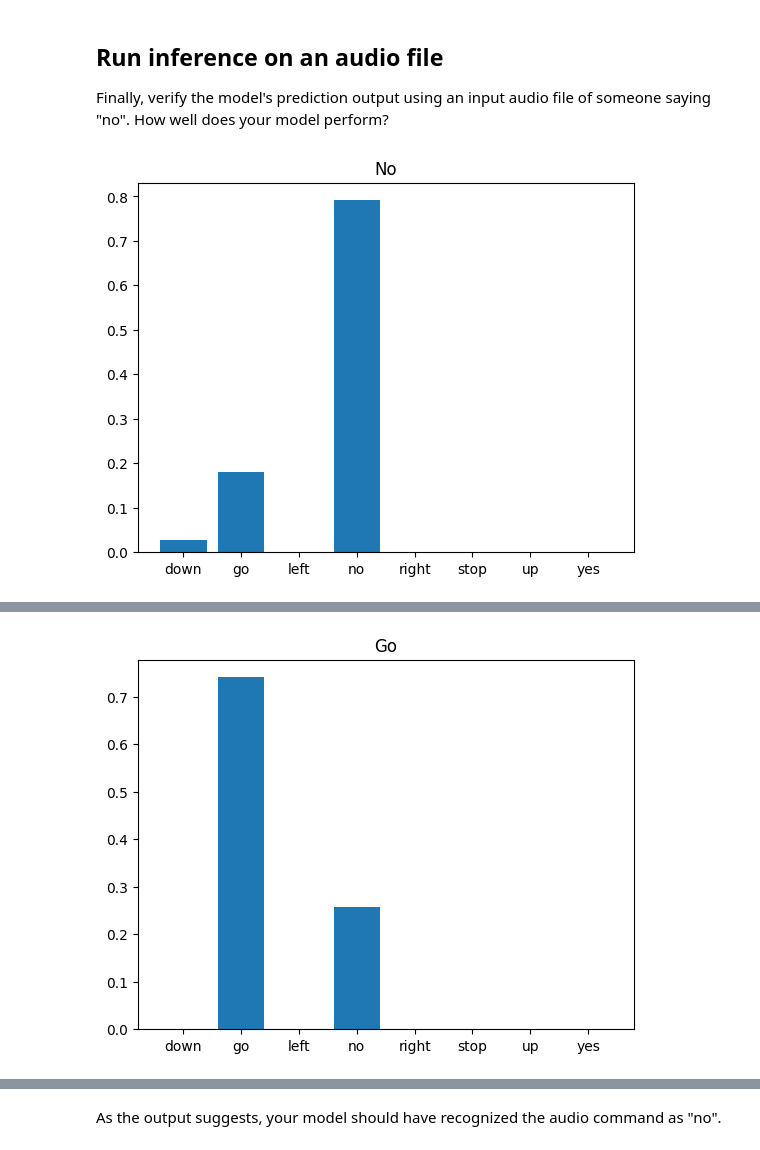
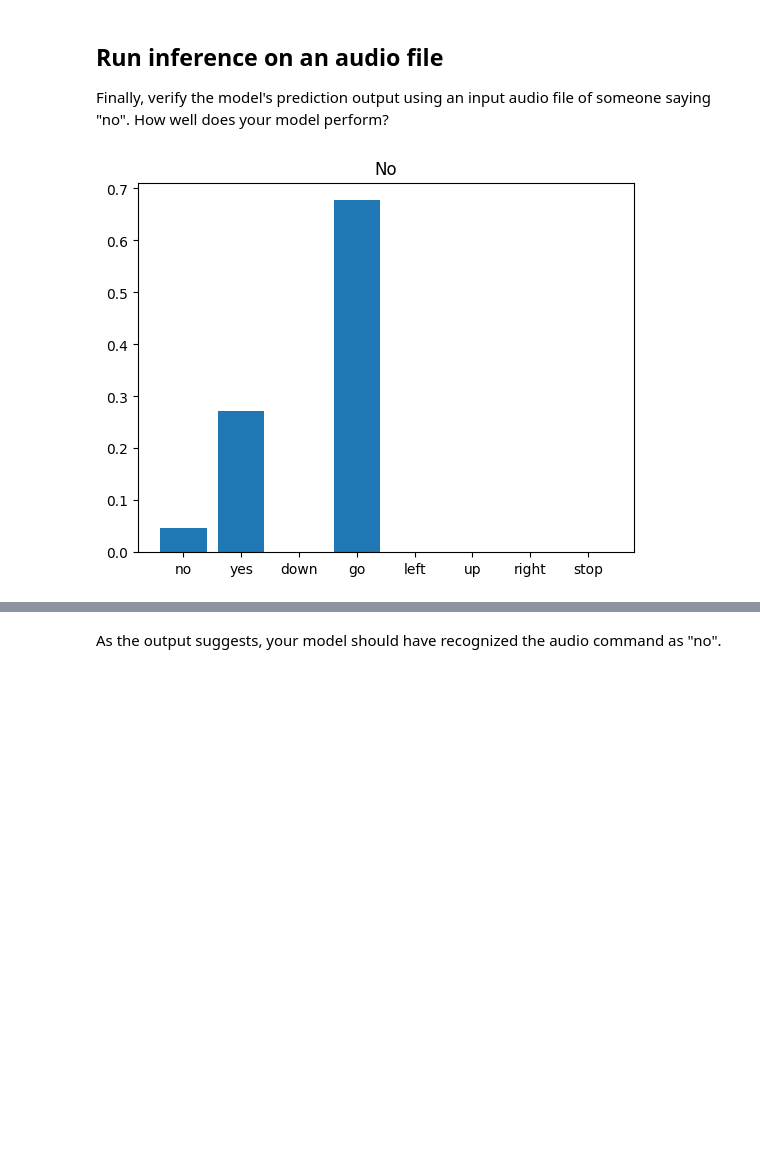
Before and after one commit to idarodsjo/EDC_project, a Jupyter notebook: site/en/tutorials/audio/simple_audio.ipynb, the cells around one changed output, grey strips where cells are left out. Saved outputs shown, nothing was run; the diff lists cells and outputs as text; code cells hidden in the pictures; blank space fills up the shorter version.

```diff
--- a/site/en/tutorials/audio/simple_audio.ipynb
+++ b/site/en/tutorials/audio/simple_audio.ipynb
@@ -472,49 +524,19 @@ Finally, verify the model's prediction output using an input audio file of someo
 # %%
 x = data_dir/'no/01bb6a2a_nohash_0.wav'
 x = tf.io.read_file(str(x))
 x, sample_rate = tf.audio.decode_wav(x, desired_channels=1, desired_samples=16000,)
 x = tf.squeeze(x, axis=-1)
 waveform = x
 x = get_spectrogram(x)
 x = x[tf.newaxis,...]
 
 prediction = model(x)
-#x_labels = ['no', 'yes', 'down', 'go', 'left', 'up', 'right', 'stop']
-x_labels = ['down', 'go', 'left', 'no', 'right', 'stop', 'up', 'yes'] # had to change order to match dir
+x_labels = ['no', 'yes', 'down', 'go', 'left', 'up', 'right', 'stop']
 plt.bar(x_labels, tf.nn.softmax(prediction[0]))
 plt.title('No')
 plt.show()
 
 display.display(display.Audio(waveform, rate=16000))
-
-
-def plot_inference(file_str, command_str):
-  x = data_dir/file_str
-  x = tf.io.read_file(str(x))
-  x, sample_rate = tf.audio.decode_wav(x, desired_channels=1, desired_samples=16000,)
-  x = tf.squeeze(x, axis=-1)
-  waveform = x
-  x = get_spectrogram(x)
-  x = x[tf.newaxis,...]
-
-  prediction = model(x)
-  #x_labels = ['no', 'yes', 'down', 'go', 'left', 'up', 'right', 'stop']
-  x_labels = ['down', 'go', 'left', 'no', 'right', 'stop', 'up', 'yes'] # had to change order to match dir
-  plt.bar(x_labels, tf.nn.softmax(prediction[0]))
-  plt.title(command_str)
-  plt.show()
-
-  display.display(display.Audio(waveform, rate=16000))
-
-#plot_inference('no/0362539c_nohash_3.wav', 'No')
-#plot_inference('down/004ae714_nohash_0.wav', 'Down')
-#plot_inference('down/016e2c6d_nohash_2.wav', 'Down')
-#plot_inference('down/030ec18b_nohash_0.wav', 'Down')
-#plot_inference('stop/0135f3f2_nohash_1.wav', 'Stop')
-
-plot_inference('go/0137b3f4_nohash_2.wav', 'Go')
-plot_inference('go/023a61ad_nohash_2.wav', 'Go')
 # %% [output]
-[figure, old version]
+[figure, new version]
 [interactive output not drawn]
-[figure, removed]
```
Also changed, not shown: parts of 19 cells of this notebook.
